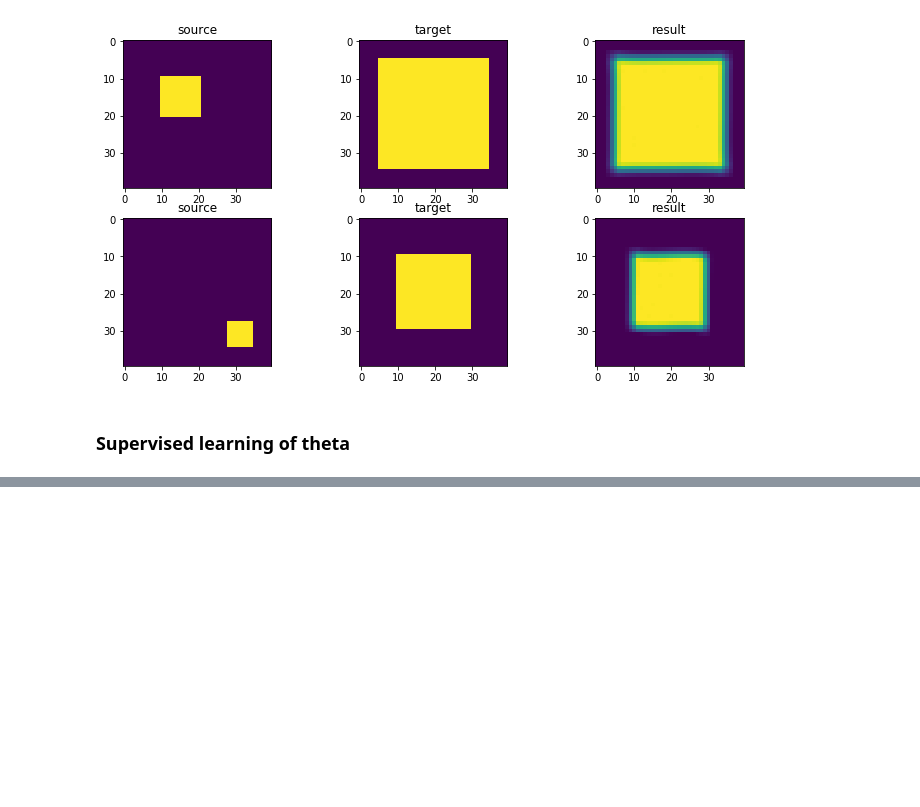
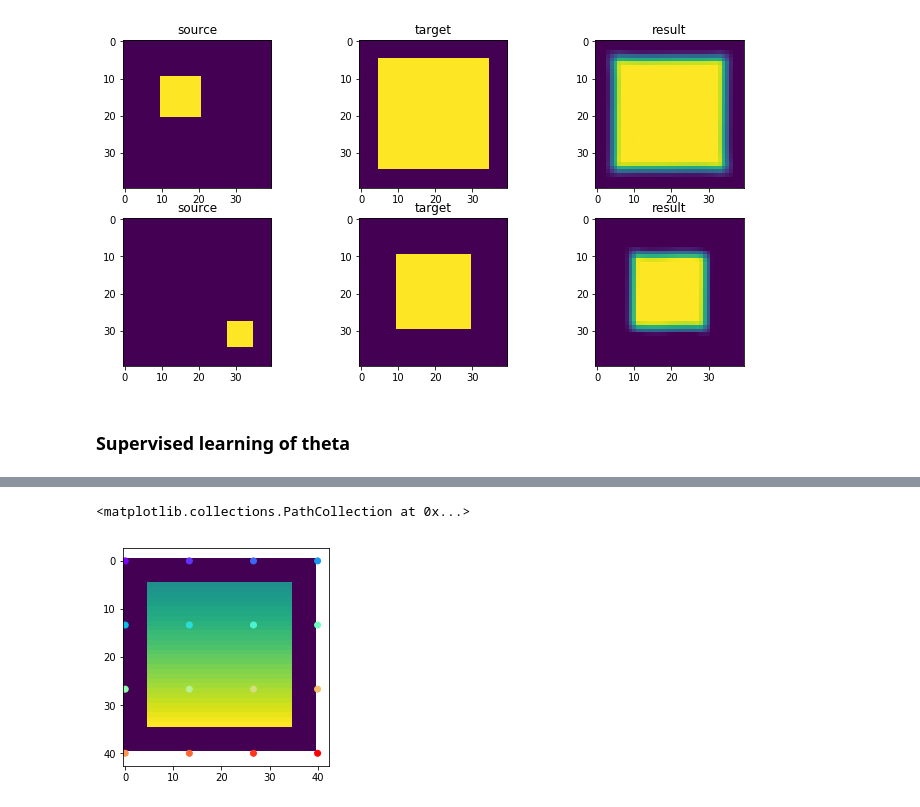
Before and after one commit to cheind/py-thin-plate-spline, a Jupyter notebook: TPS.ipynb, the cells around one changed output, grey strips where cells are left out. Saved outputs shown, nothing was run; the diff lists cells and outputs as text; code cells hidden in the pictures; blank space fills up the shorter version.

```diff
--- a/TPS.ipynb
+++ b/TPS.ipynb
@@ -313,0 +314,14 @@ plt.show()
+# %%
+# Target
+import matplotlib.cm as cm
+
+H,W = xx.shape[-2:]
+scale = xx.new_tensor([W,H])
+colors = cm.rainbow(np.linspace(0, 1, net.ctrl.shape[0]))
+
+xy_dst = net.ctrl * scale.view(1,-1)
+plt.imshow(y[0][0])
+plt.scatter(xy_dst[:, 0], xy_dst[:, 1], c=colors)
+# %% [output]
+<matplotlib.collections.PathCollection at 0x...>
+[figure, added]
```
Also changed, not shown: parts of 4 cells of this notebook, 1 other file.
